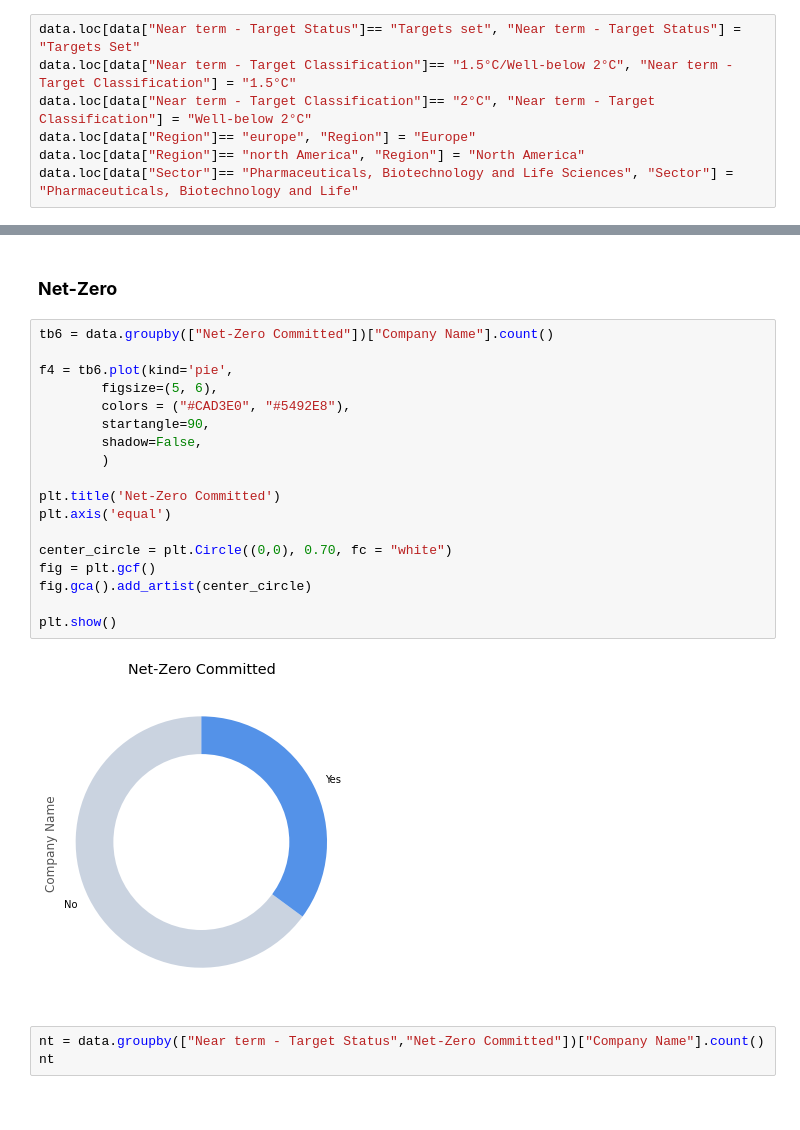
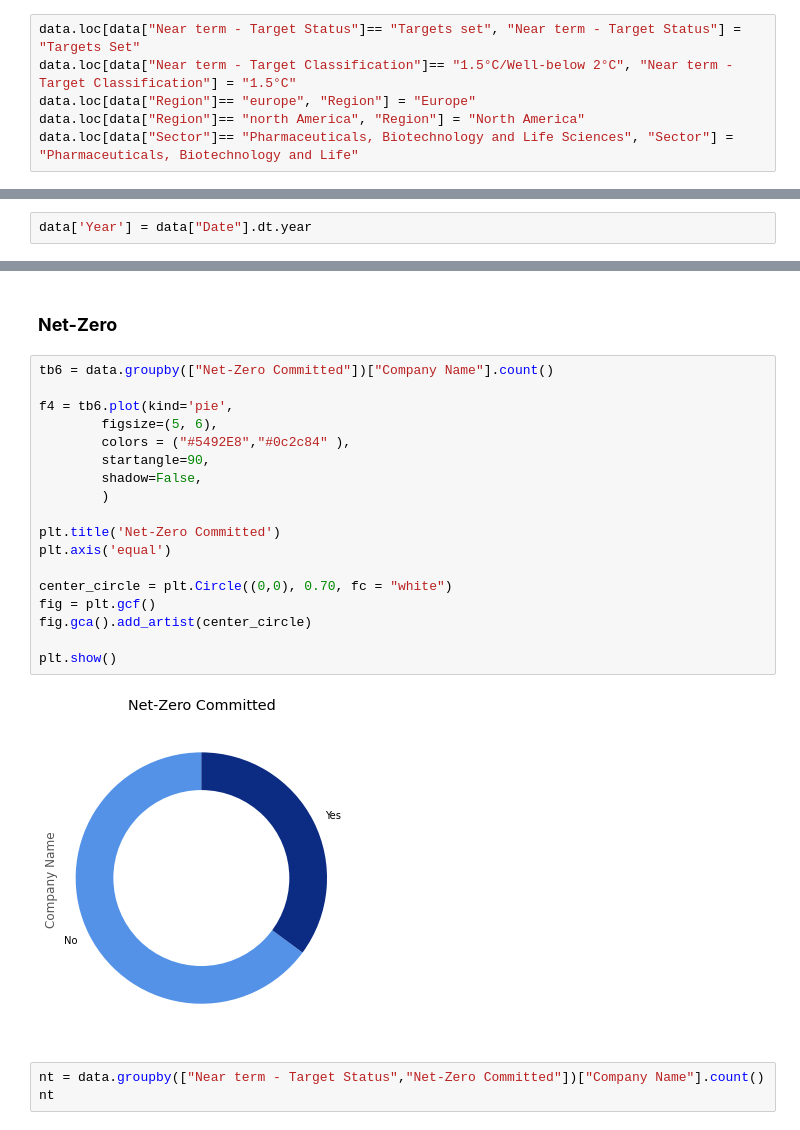
Before and after one commit to isalesp/SBTi, a Jupyter notebook: SBTi.ipynb, the cells around one changed output, grey strips where cells are left out. Cells and saved outputs as stored; diff of their text form.

```diff
--- a/SBTi.ipynb
+++ b/SBTi.ipynb
@@ -184,7 +183,6 @@ By using loc we locate in each column the data we want to update and modify the
 # %%
 data.loc[data["Near term - Target Status"]== "Targets set", "Near term - Target Status"] = "Targets Set"
 data.loc[data["Near term - Target Classification"]== "1.5°C/Well-below 2°C", "Near term - Target Classification"] = "1.5°C"
-data.loc[data["Near term - Target Classification"]== "2°C", "Near term - Target Classification"] = "Well-below 2°C"
 data.loc[data["Region"]== "europe", "Region"] = "Europe"
 data.loc[data["Region"]== "north America", "Region"] = "North America"
 data.loc[data["Sector"]== "Pharmaceuticals, Biotechnology and Life Sciences", "Sector"] = "Pharmaceuticals, Biotechnology and Life"
@@ -285,4 +282,6 @@ world_map
 ###**Registries**
 # %% [markdown]
 incorporation over time...
+# %%
+data['Year'] = data["Date"].dt.year
 # %%
@@ -455,23 +452,23 @@ Text(0, 0.5, '')
 # %%
 tb6 = data.groupby(["Net-Zero Committed"])["Company Name"].count()
 
 f4 = tb6.plot(kind='pie',
         figsize=(5, 6),
-        colors = ("#CAD3E0", "#5492E8"),
+        colors = ("#5492E8","#0c2c84" ),
         startangle=90,
         shadow=False,
         )
 
 plt.title('Net-Zero Committed')
 plt.axis('equal')
 
 center_circle = plt.Circle((0,0), 0.70, fc = "white")
 fig = plt.gcf()
 fig.gca().add_artist(center_circle)
 
 plt.show()
 # %% [output]
-[figure, old version]
+[figure, new version]
 # %%
 nt = data.groupby(["Near term - Target Status","Net-Zero Committed"])["Company Name"].count()
 nt
```
Also changed, not shown: parts of 15 cells of this notebook.
